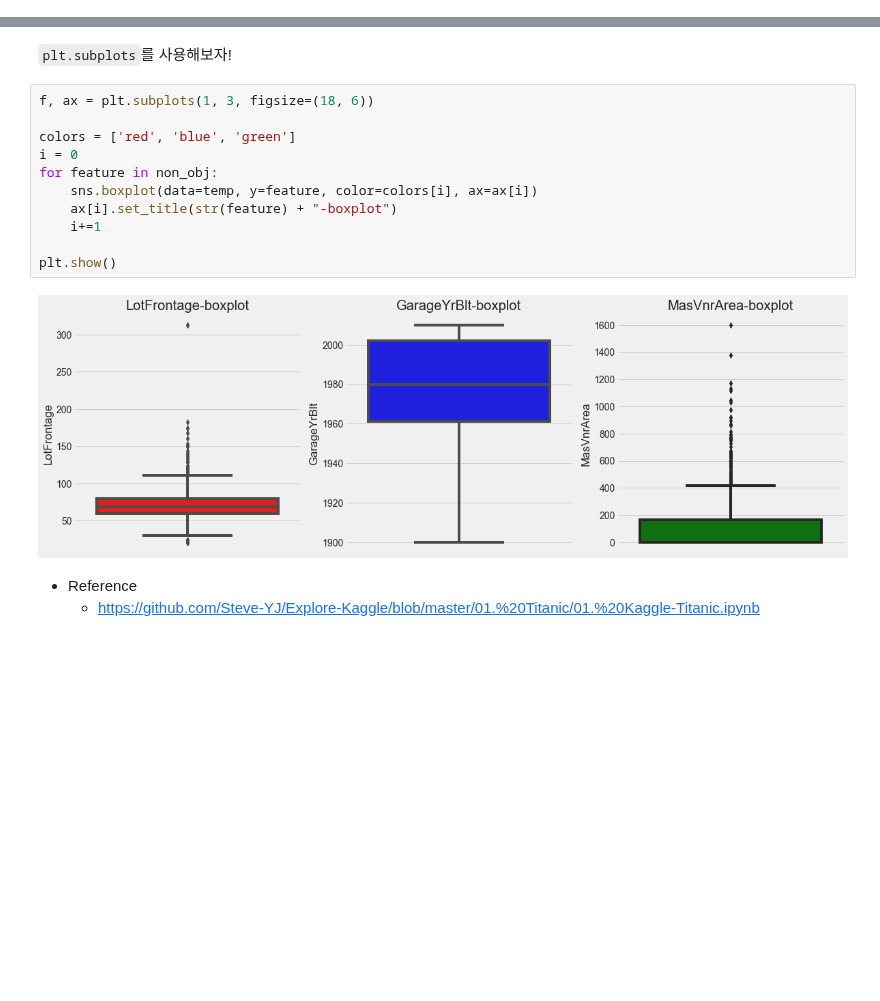
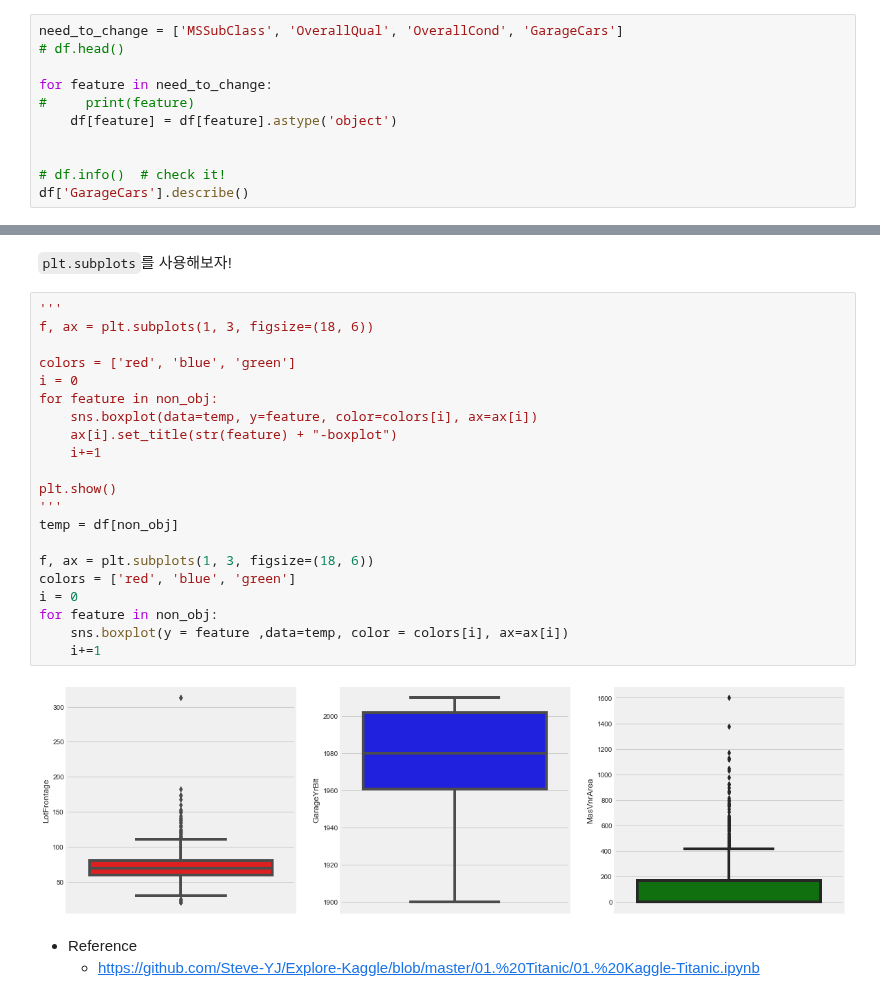
Before and after one commit to Steve-YJ/Explore-Kaggle, a Jupyter notebook: 02. House Price/01. EDA House Prices.ipynb, the cells around one changed output, grey strips where cells are left out. Drawn from its saved outputs; the diff is of its cells as text; blank space fills up the shorter version.

```diff
--- a/02. House Price/01. EDA House Prices.ipynb
+++ b/02. House Price/01. EDA House Prices.ipynb
@@ -224,0 +234,11 @@ Index(['Id', 'MSSubClass', 'MSZoning', 'LotFrontage', 'LotArea', 'Street',
+# %%
+need_to_change = ['MSSubClass', 'OverallQual', 'OverallCond', 'GarageCars']
+# df.head()
+
+for feature in need_to_change:
+#     print(feature)
+    df[feature] = df[feature].astype('object')
+
+
+# df.info()  # check it!
+df['GarageCars'].describe()
@@ -561,18 +651,28 @@ for col in temp.columns:
 # %% [markdown]
 <code>plt.subplots</code>를 사용해보자!
 # %%
+'''
 f, ax = plt.subplots(1, 3, figsize=(18, 6))
 
 colors = ['red', 'blue', 'green']
 i = 0
 for feature in non_obj:
     sns.boxplot(data=temp, y=feature, color=colors[i], ax=ax[i])
     ax[i].set_title(str(feature) + "-boxplot")
     i+=1
 
 plt.show()
+'''
+temp = df[non_obj]
+
+f, ax = plt.subplots(1, 3, figsize=(18, 6))
+colors = ['red', 'blue', 'green']
+i = 0
+for feature in non_obj:
+    sns.boxplot(y = feature ,data=temp, color = colors[i], ax=ax[i])
+    i+=1
 # %% [output]
-[figure, old version]
+[figure, new version]
 # %% [markdown]
 * Reference
     * https://github.com/Steve-YJ/Explore-Kaggle/blob/master/01.%20Titanic/01.%20Kaggle-Titanic.ipynb
```
Also changed, not shown: parts of 23 cells of this notebook.
